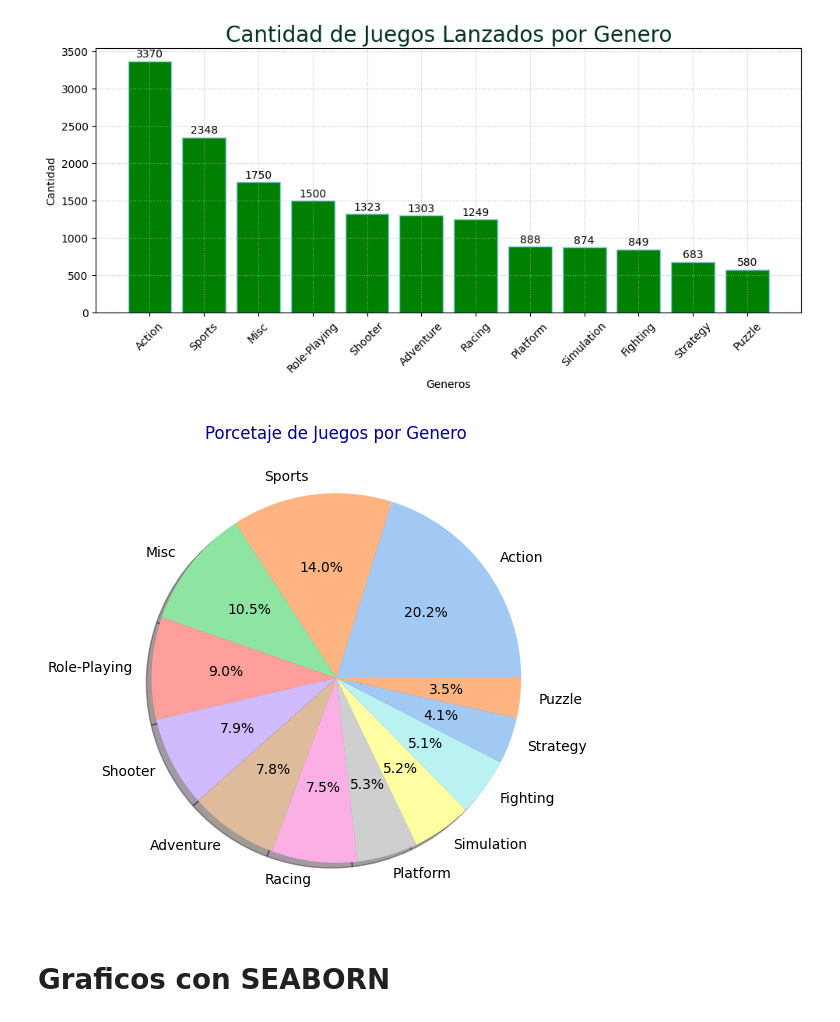
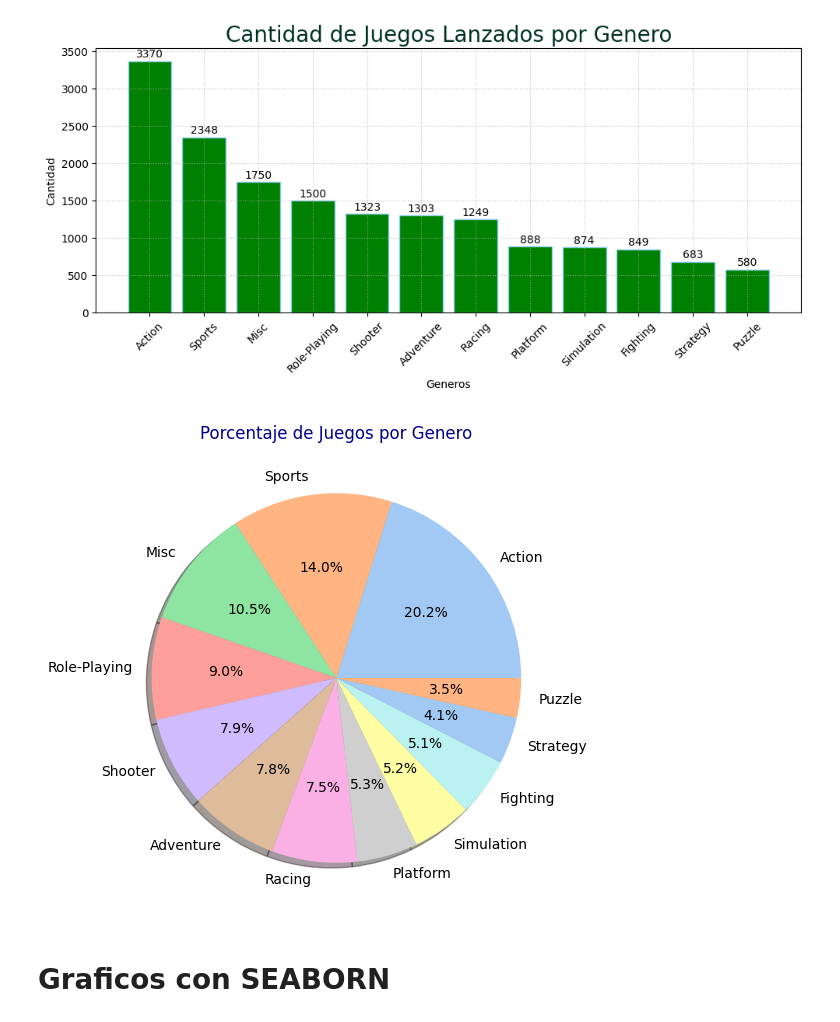
Before and after one commit to eliasfrivas/Colab, a Jupyter notebook: ProyectoDS_Partel_Rivas.ipynb, the cells around one changed output. Cells and saved outputs as stored; diff of their text form; code cells hidden in the pictures.

```diff
--- a/ProyectoDS_Partel_Rivas.ipynb
+++ b/ProyectoDS_Partel_Rivas.ipynb
@@ -280,13 +280,13 @@ plt.show()
 # %%
 #Grafico de Pastel para notar la proporcion de los Juegos lanzados:
 
 plt.figure(figsize=(24, 6))
 plt.pie(df['Genre'].value_counts(), labels=df['Genre'].value_counts().index,autopct='%1.1f%%', shadow=True, startangle=0, colors=sns.color_palette('pastel'))
-plt.title("Porcetaje de Juegos por Genero", color= '#00008B')
+plt.title("Porcentaje de Juegos por Genero", color= '#00008B')
 #plt.legend(df['Publisher'].unique())
 plt.show()
 # %% [output]
-[figure, old version]
+[figure, new version]
 # %% [markdown]
 # Graficos con SEABORN
 # %%
```
